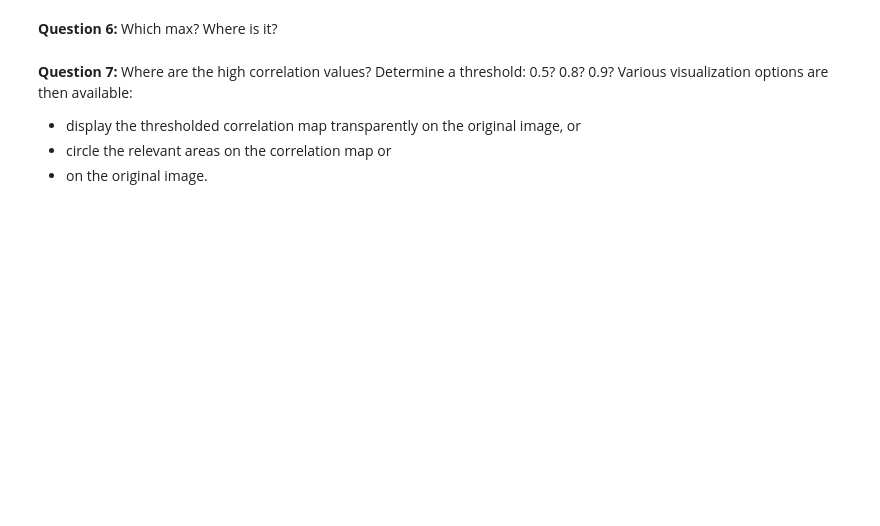
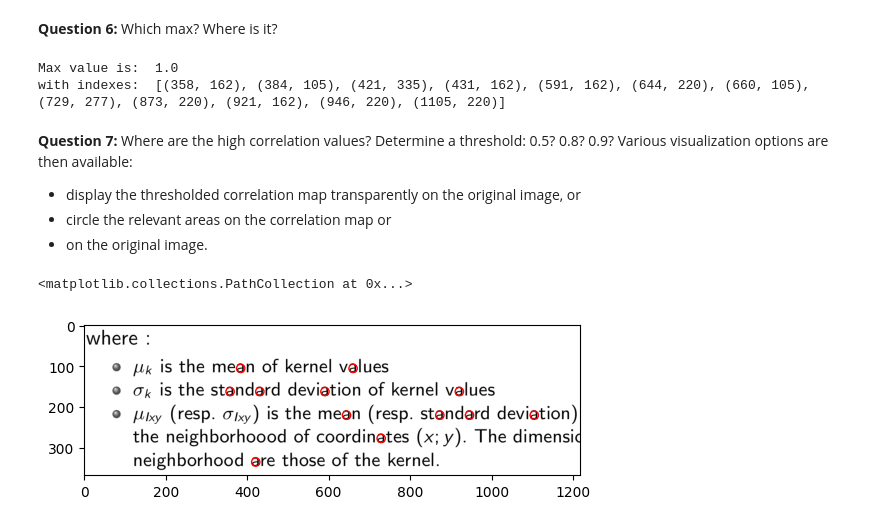
Before and after one commit to boycohol/Introduction-to-Machine-Learning-Msc-Program, a Jupyter notebook: TPcorrelation.ipynb, the cells around one changed output. Saved outputs shown, nothing was run; the diff lists cells and outputs as text; code cells hidden in the pictures; blank space fills up the shorter version.

Commit message:
Image processing with correlation matrix

```diff
--- a/TPcorrelation.ipynb
+++ b/TPcorrelation.ipynb
@@ -139,3 +98,10 @@ plt.imshow(cor_map)
+# %%
+# for you
+print("Max value is: ", np.nanmax(cor_map))
+print("with indexes: ", list(zip(*np.where(cor_map.T == 1))))
+# %% [output]
+Max value is:  1.0
+with indexes:  [(358, 162), (384, 105), (421, 335), (431, 162), (591, 162), (644, 220), (660, 105), (729, 277), (873, 220), (921, 162), (946, 220), (1105, 220)]
 # %% [markdown]
 **Question 7:** Where are the high correlation values? Determine a threshold: 0.5? 0.8? 0.9? Various visualization options are then available:
 - display the thresholded correlation map transparently on the original image, or
@@ -145,0 +110,10 @@ plt.imshow(cor_map)
+# %%
+# for you
+cor_map_mask = list(zip(*np.where(cor_map.T > 0.9 )))
+img_cpy = img.copy()
+
+plt.imshow(img_cpy, cmap=plt.cm.gray)
+plt.scatter(*zip(*cor_map_mask),facecolors='none', edgecolors='r')
+# %% [output]
+<matplotlib.collections.PathCollection at 0x...>
+[figure, added]
```
Also changed, not shown: parts of 9 cells of this notebook.
